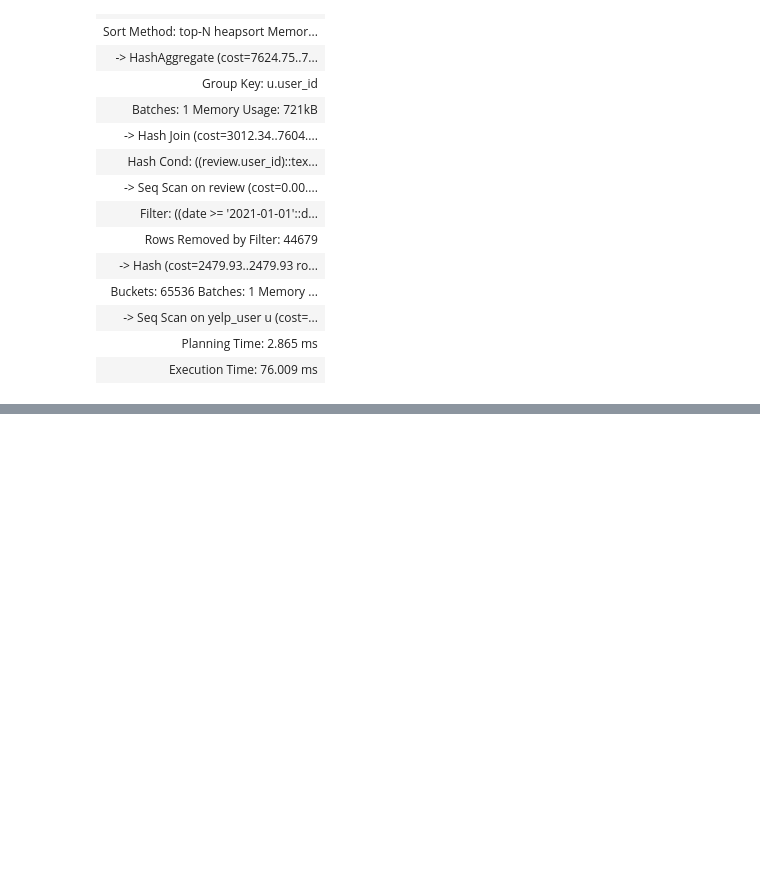
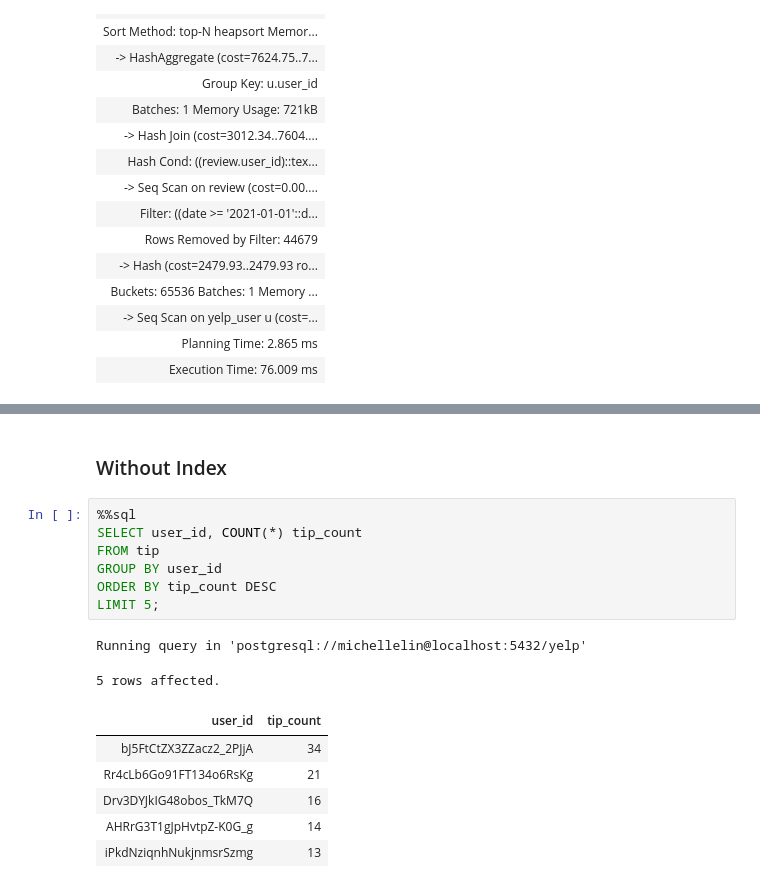
Before and after one commit to MichelleLin-4111/Yelp-Dataset-Analysis, a Jupyter notebook: queries/part2_query_optimization.ipynb, the cells around one changed output, grey strips where cells are left out. Cells and saved outputs as stored; diff of their text form; blank space fills up the shorter version.

```diff
--- a/queries/part2_query_optimization.ipynb
+++ b/queries/part2_query_optimization.ipynb
@@ -343,0 +344,18 @@ Running query in 'postgresql://michellelin@localhost:5432/yelp'
+# %% [markdown]
+### Without Index
+# %%
+%%sql
+SELECT user_id, COUNT(*) tip_count
+FROM tip
+GROUP BY user_id
+ORDER BY tip_count DESC
+LIMIT 5;
+# %% [output]
+Running query in 'postgresql://michellelin@localhost:5432/yelp'
+5 rows affected.
+| user_id | tip_count |
+| bJ5FtCtZX3ZZacz2_2PJjA | 34 |
+| Rr4cLb6Go91FT134o6RsKg | 21 |
+| Drv3DYJkIG48obos_TkM7Q | 16 |
+| AHRrG3T1gJpHvtpZ-K0G_g | 14 |
+| iPkdNziqnhNukjnmsrSzmg | 13 |
```
Also changed, not shown: parts of 6 cells of this notebook.
